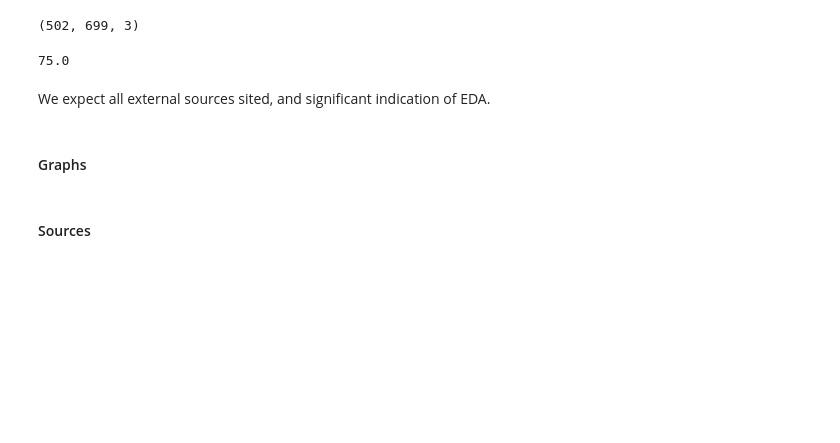
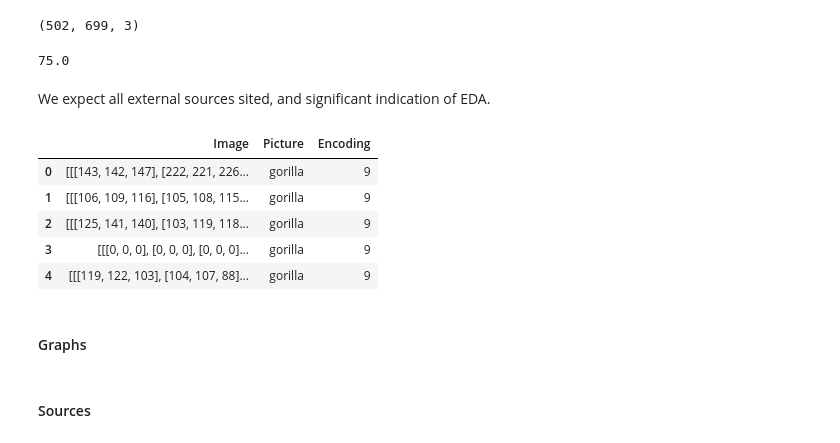
Before and after one commit to sikaiyin/CS200A-FinalProj, a Jupyter notebook: GradProject_NB2.ipynb, the cells around one changed output. Drawn from its saved outputs; the diff is of its cells as text; code cells hidden in the pictures; blank space fills up the shorter version.

```diff
--- a/GradProject_NB2.ipynb
+++ b/GradProject_NB2.ipynb
@@ -206,3 +226,12 @@ from sklearn.metrics import confusion_matrix, accuracy_score, classification_rep
+# %%
+starting_data.head()
+# %% [output]
+|  | Image | Picture | Encoding |
+| 0 | [[[143, 142, 147], [222, 221, 226... | gorilla | 9 |
+| 1 | [[[106, 109, 116], [105, 108, 115... | gorilla | 9 |
+| 2 | [[[125, 141, 140], [103, 119, 118... | gorilla | 9 |
+| 3 | [[[0, 0, 0], [0, 0, 0], [0, 0, 0]... | gorilla | 9 |
+| 4 | [[[119, 122, 103], [104, 107, 88]... | gorilla | 9 |
 # %% [markdown]
 <h4> Graphs </h4>
 # %% [markdown]
```
Also changed, not shown: parts of 7 cells of this notebook.
